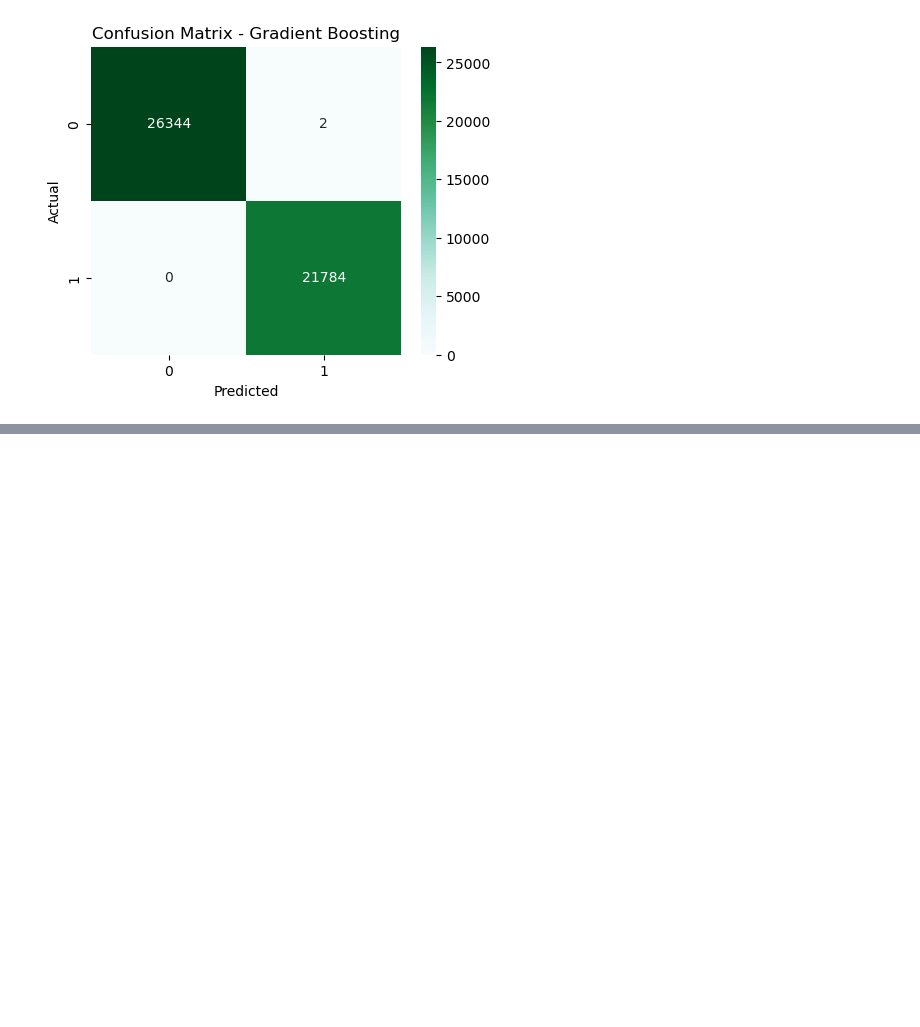
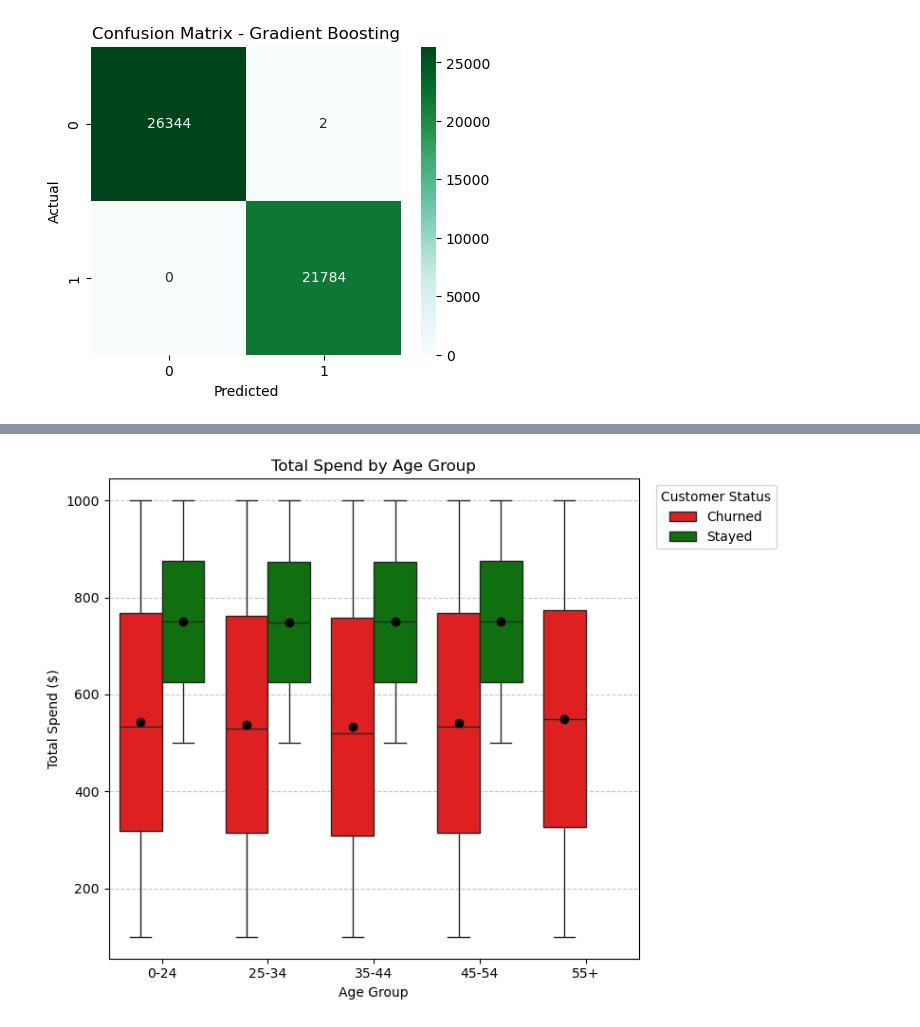
Before and after one commit to jaydenrrr22/CapstoneProject, a Jupyter notebook: data_analysis/data_analysis.ipynb, the cells around one changed output, grey strips where cells are left out. Drawn from its saved outputs; the diff is of its cells as text; code cells hidden in the pictures; blank space fills up the shorter version.

```diff
--- a/data_analysis/data_analysis.ipynb
+++ b/data_analysis/data_analysis.ipynb
@@ -232,0 +274,66 @@ plt.show()
+# %%
+original_df['Churn Label'] = original_df['Churn'].map({
+    0: 'Stayed',
+    1: 'Churned'
+})
+
+# -----------------------------
+# 2. Define age groups (FIXED)
+# -----------------------------
+age_bins = [0, 25, 35, 45, 55, 100]
+age_labels = ['0-24', '25-34', '35-44', '45-54', '55+']
+
+original_df['Age Group'] = pd.cut(
+    original_df['Age'],
+    bins=age_bins,
+    labels=age_labels,
+    include_lowest=True
+)
+
+# -----------------------------
+# 3. Remove rows with invalid age groups (important)
+# -----------------------------
+original_df = original_df.dropna(subset=['Age Group'])
+
+# -----------------------------
+# 4. Define colors
+# -----------------------------
+churn_colors = {
+    'Stayed': 'green',
+    'Churned': 'red'
+}
+
+# -----------------------------
+# 5. Plot
+# -----------------------------
+plt.figure(figsize=(8,6))
+
+sns.boxplot(
+    data=original_df,
+    x='Age Group',
+    y='Total Spend',
+    hue='Churn Label',
+    palette=churn_colors,
+    showmeans=True,
+    meanprops={
+        "marker": "o",
+        "markerfacecolor": "black",
+        "markeredgecolor": "black"
+    }
+)
+
+plt.title('Total Spend by Age Group')
+plt.xlabel('Age Group')
+plt.ylabel('Total Spend ($)')
+
+plt.legend(
+    title='Customer Status',
+    bbox_to_anchor=(1.02, 1),
+    loc='upper left'
+)
+
+plt.grid(axis='y', linestyle='--', alpha=0.7)
+plt.tight_layout()
+plt.show()
+# %% [output]
+[figure, added]
```
Also changed, not shown: parts of 4 cells of this notebook, 1 other file.
